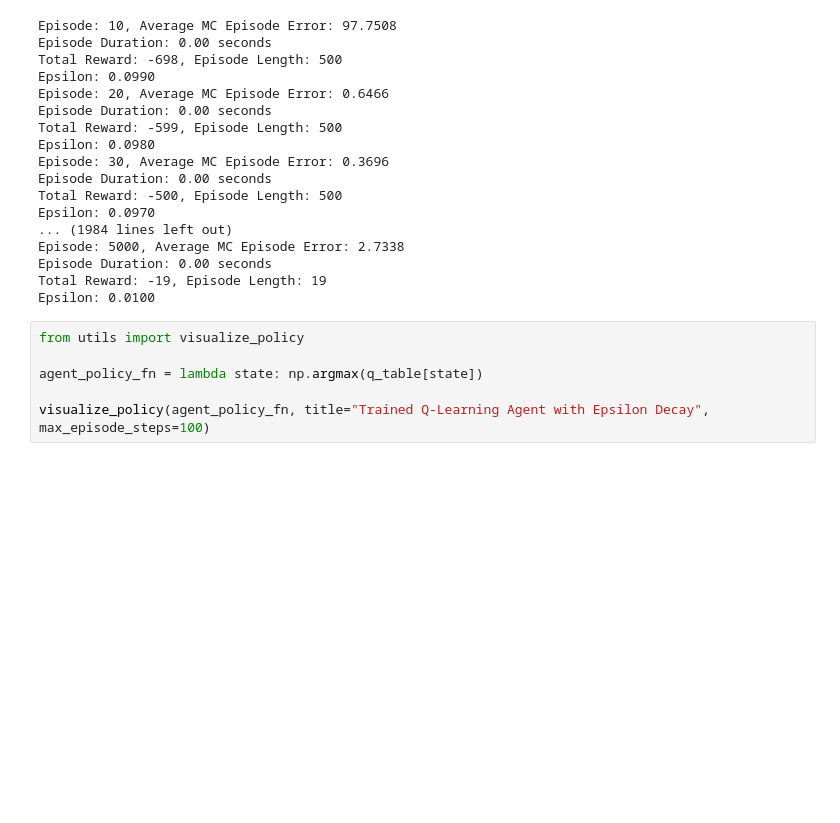
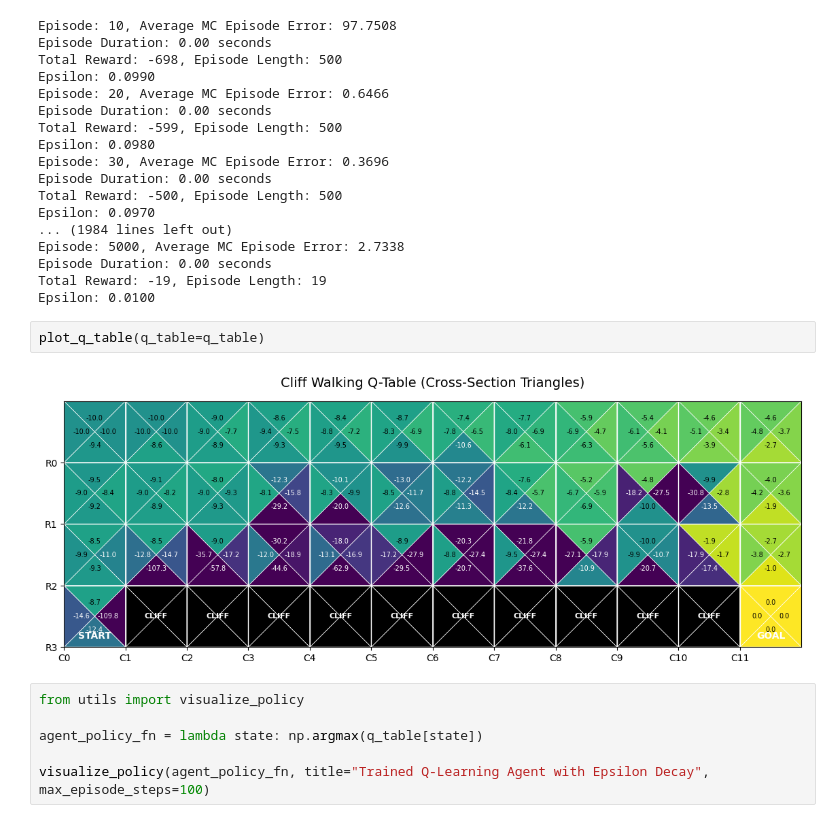
Before and after one commit to tahsinhasem/RL-Guides, a Jupyter notebook: cliff_walking.ipynb, the cells around one changed output. Drawn from its saved outputs; the diff is of its cells as text; blank space fills up the shorter version.

```diff
--- a/cliff_walking.ipynb
+++ b/cliff_walking.ipynb
@@ -393,6 +397,10 @@ Episode: 5000, Average MC Episode Error: 2.7338
 Episode Duration: 0.00 seconds
 Total Reward: -19, Episode Length: 19
 Epsilon: 0.0100
+# %%
+plot_q_table(q_table=q_table)
+# %% [output]
+[figure, added]
 # %%
 from utils import visualize_policy
 
```
Also changed, not shown: parts of 5 cells of this notebook, 2 other files.
